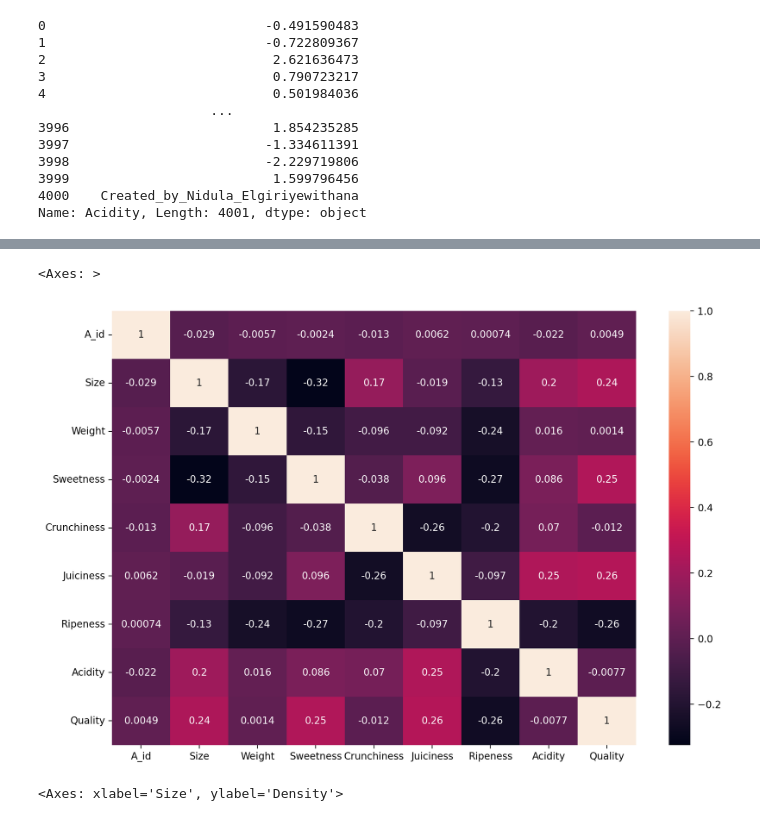
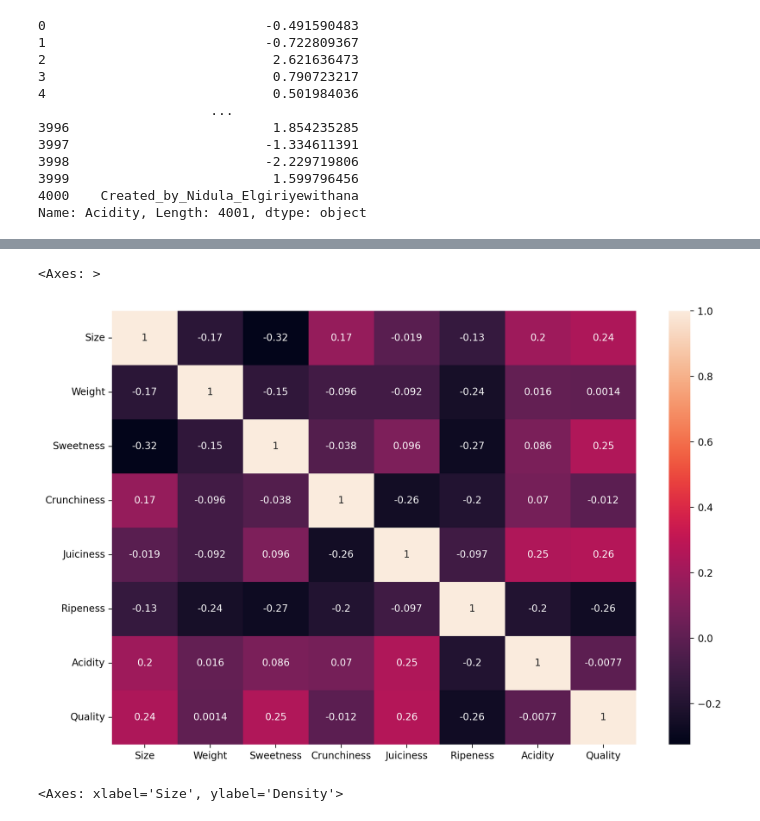
Before and after one commit to Falconly/kaggle, a Jupyter notebook: Apple Quality/apple_quality_dataset.ipynb, the cells around one changed output, grey strips where cells are left out. Cells and saved outputs as stored; diff of their text form; code cells hidden in the pictures.

```diff
--- a/Apple Quality/apple_quality_dataset.ipynb
+++ b/Apple Quality/apple_quality_dataset.ipynb
@@ -133,10 +132,10 @@ le = LabelEncoder()
 apple_quality['Quality'] = le.fit_transform(apple_quality['Quality'])
 # %%
 plt.figure(figsize=(12, 8), dpi=200)
-sns.heatmap(apple_copy.corr(), annot=True)
+sns.heatmap(apple_quality.corr(), annot=True)
 # %% [output]
 <Axes: >
-[figure, old version]
+[figure, new version]
 # %%
 sns.kdeplot(apple_quality, x='Size')
 # %% [output]
```
Also changed, not shown: parts of 16 cells of this notebook.
